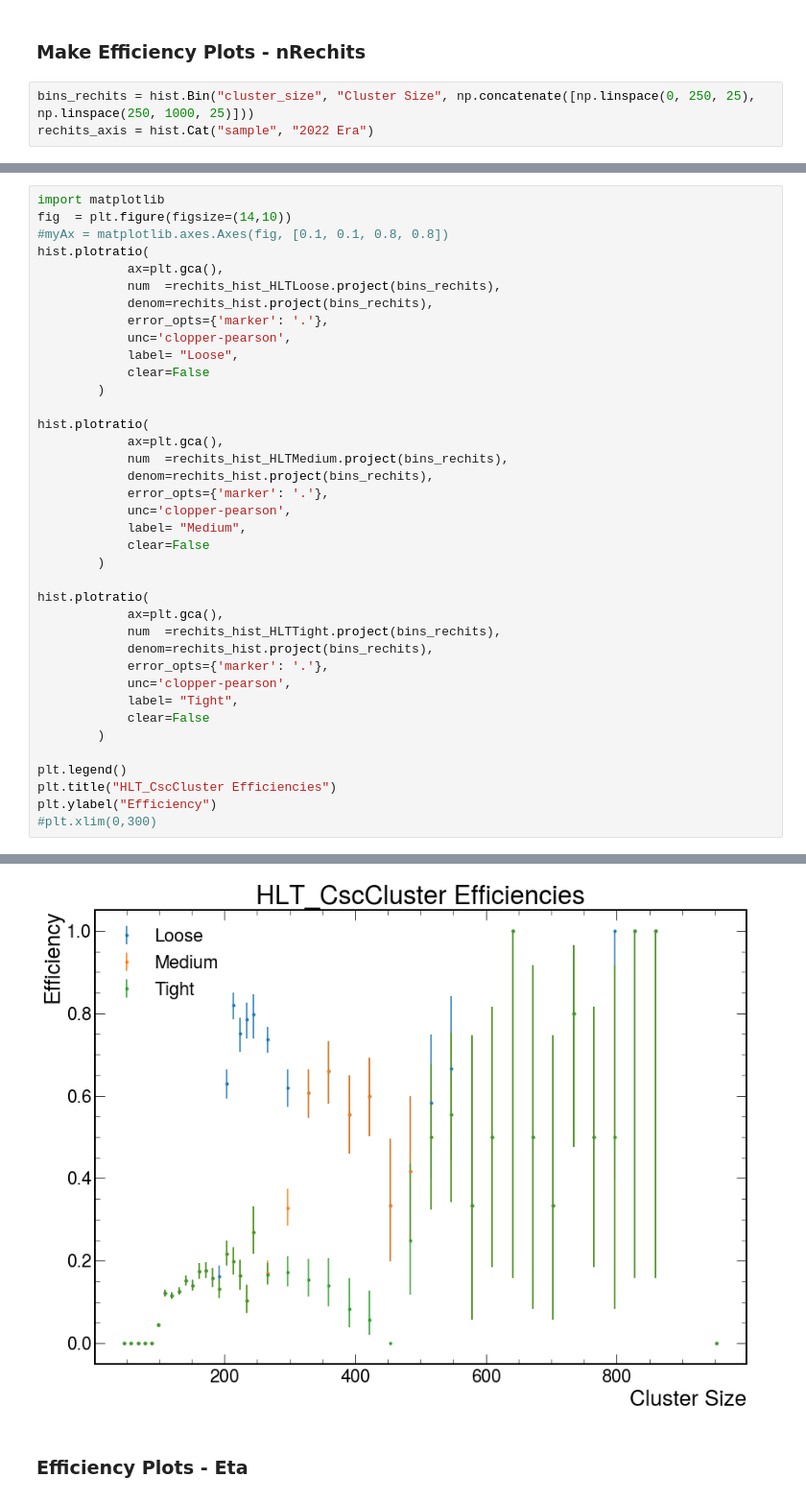
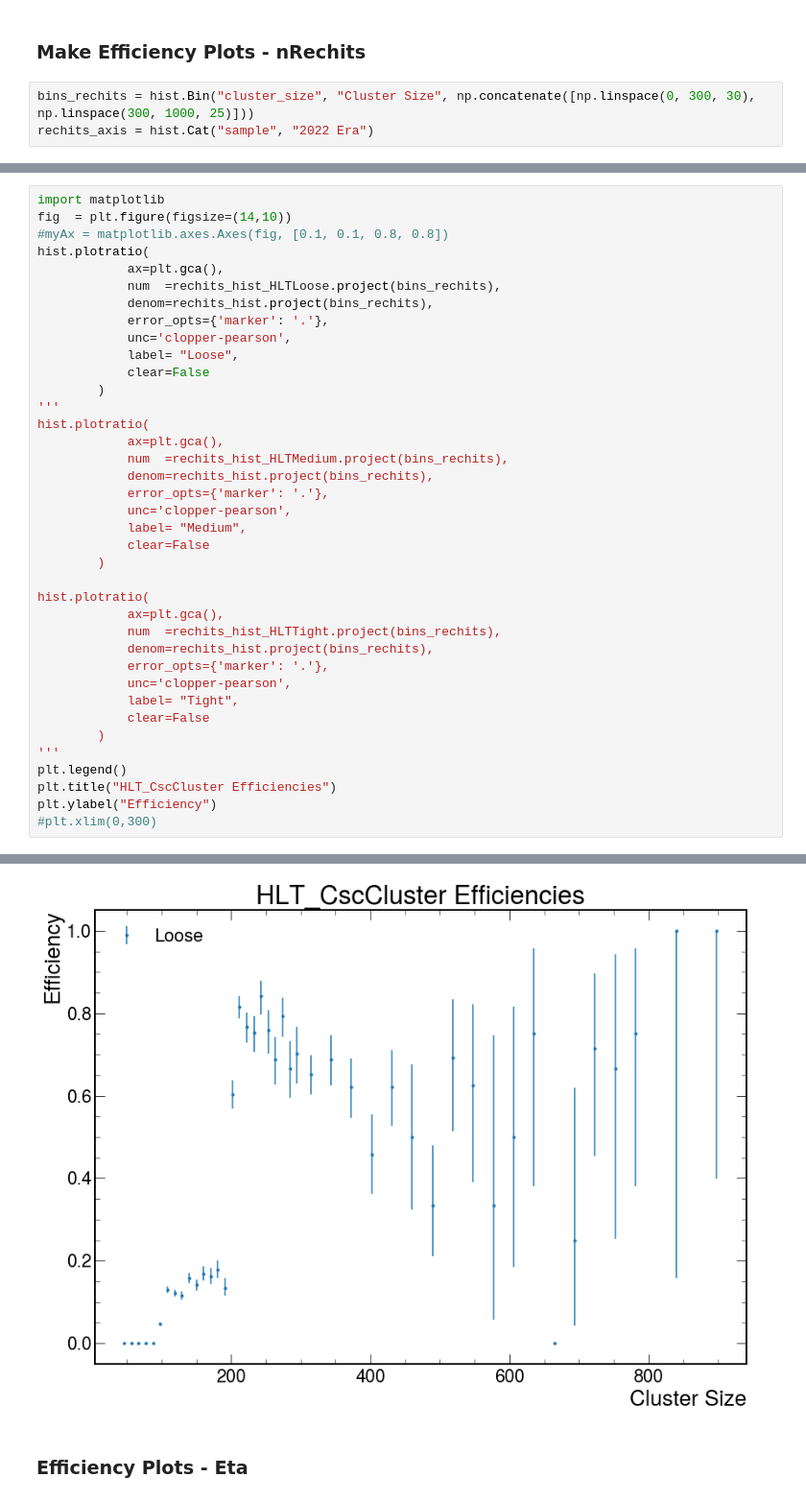
Before and after one commit to AlexAlbert41/run3_llp_analyzer, a Jupyter notebook: Plotting_Scripts/TnP_Plotting_Script_Updated.ipynb, the cells around one changed output, grey strips where cells are left out. Shown: that part at 96% size. Cells and saved outputs as stored; diff of their text form.

```diff
--- a/Plotting_Scripts/TnP_Plotting_Script_Updated.ipynb
+++ b/Plotting_Scripts/TnP_Plotting_Script_Updated.ipynb
@@ -193,7 +195,7 @@ for era in eras:
 # %% [markdown]
 ### Make Efficiency Plots - nRechits
 # %%
-bins_rechits = hist.Bin("cluster_size", "Cluster Size", np.concatenate([np.linspace(0, 250, 25), np.linspace(250, 1000, 25)]))
+bins_rechits = hist.Bin("cluster_size", "Cluster Size", np.concatenate([np.linspace(0, 300, 30), np.linspace(300, 1000, 25)]))
 rechits_axis = hist.Cat("sample", "2022 Era")
 # %%
 plt.style.use(hep.style.CMS)
@@ -246,36 +248,36 @@ hist.plotratio(
             error_opts={'marker': '.'},
             unc='clopper-pearson',
             label= "Loose",
             clear=False
         )
-
+'''
 hist.plotratio(
             ax=plt.gca(),
             num  =rechits_hist_HLTMedium.project(bins_rechits),
             denom=rechits_hist.project(bins_rechits),
             error_opts={'marker': '.'},
             unc='clopper-pearson',
             label= "Medium",
             clear=False
         )
 
 hist.plotratio(
             ax=plt.gca(),
             num  =rechits_hist_HLTTight.project(bins_rechits),
             denom=rechits_hist.project(bins_rechits),
             error_opts={'marker': '.'},
             unc='clopper-pearson',
             label= "Tight",
             clear=False
         )
-
+'''
 plt.legend()
 plt.title("HLT_CscCluster Efficiencies")
 plt.ylabel("Efficiency")
 #plt.xlim(0,300)
 # %% [output]
 Text(0, 1, 'Efficiency')
-[figure, old version]
+[figure, new version]
 # %% [markdown]
 ### Efficiency Plots - Eta
 # %%
```
Also changed, not shown: parts of 27 cells of this notebook, 13 other files.
